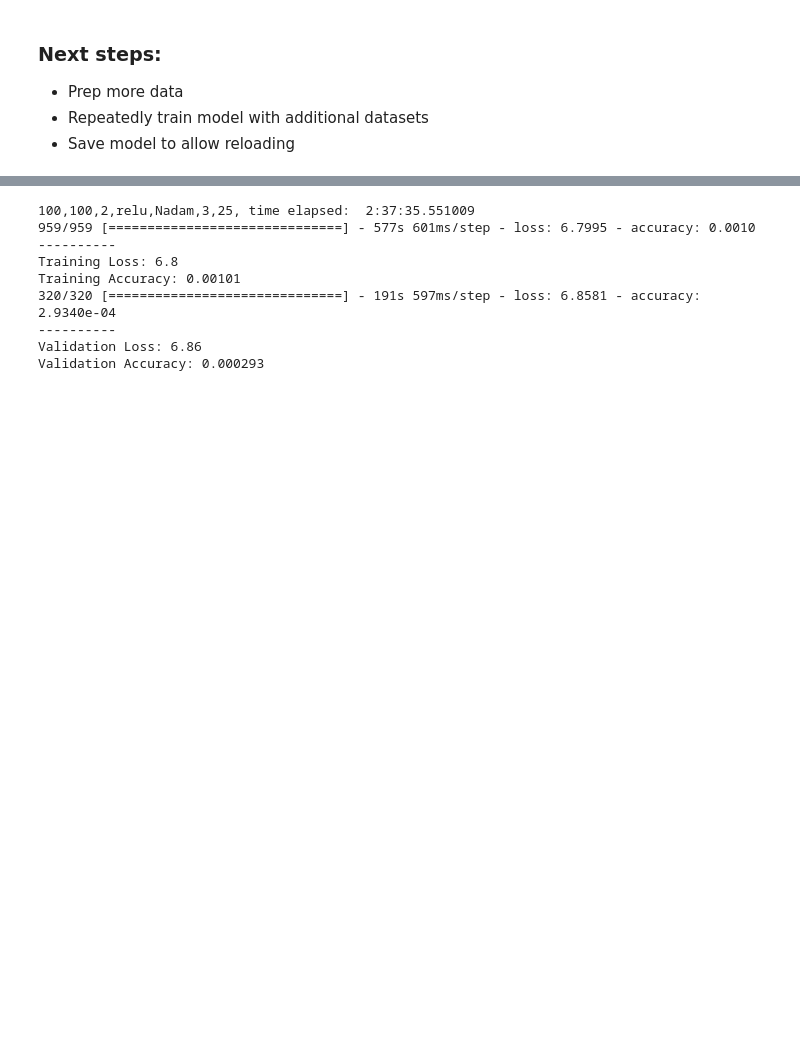
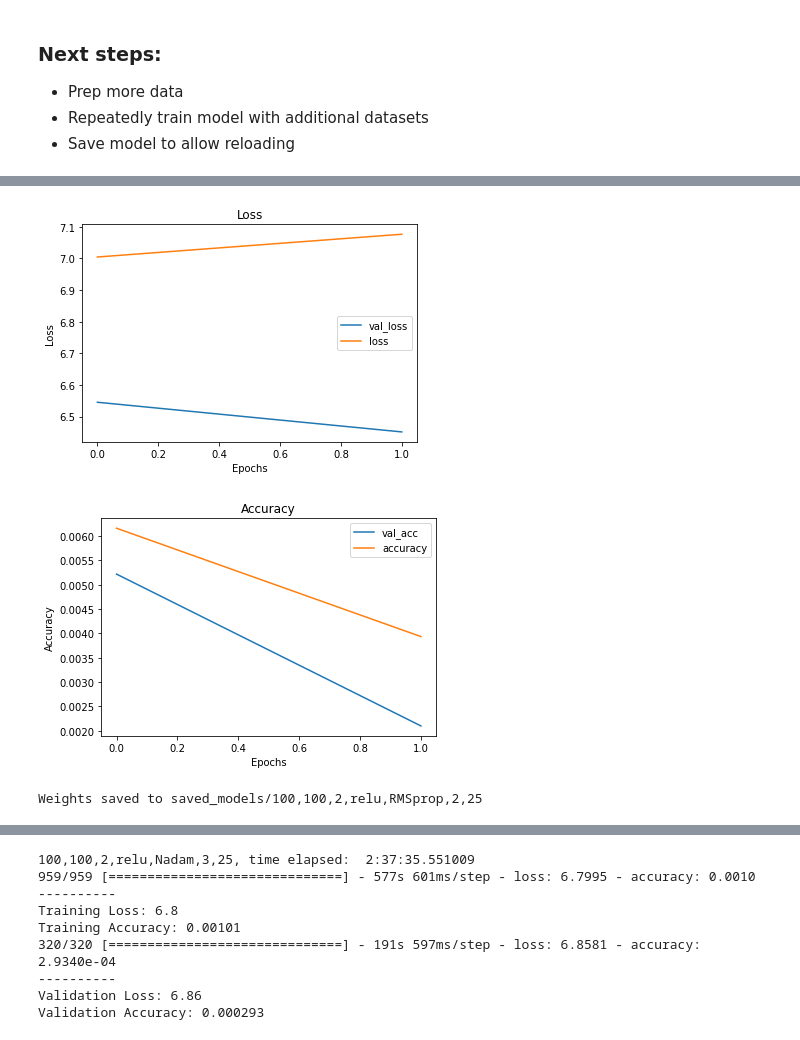
Before and after one commit to anbillinger/capstone, a Jupyter notebook: Model Testing-RNN.ipynb, the cells around one changed output, grey strips where cells are left out. Saved outputs shown, nothing was run; the diff lists cells and outputs as text; code cells hidden in the pictures; blank space fills up the shorter version.

```diff
--- a/Model Testing-RNN.ipynb
+++ b/Model Testing-RNN.ipynb
@@ -233,0 +268,4 @@ def run_test(nodes1,nodes2,hidden_layers,activ,optim,epochs,batch=100,dropout=0,
+# %%
+test_name = '100,100,2,relu,RMSprop,2,25'
+run_test(100,100,2,'relu','RMSprop',2,batch=25)
+# %% [output]
@@ -233,0 +281,3 @@ def run_test(nodes1,nodes2,hidden_layers,activ,optim,epochs,batch=100,dropout=0,
+[figure, added]
+[figure, added]
+Weights saved to saved_models/100,100,2,relu,RMSprop,2,25
```
Also changed, not shown: parts of 6 cells of this notebook, 4 other files.
